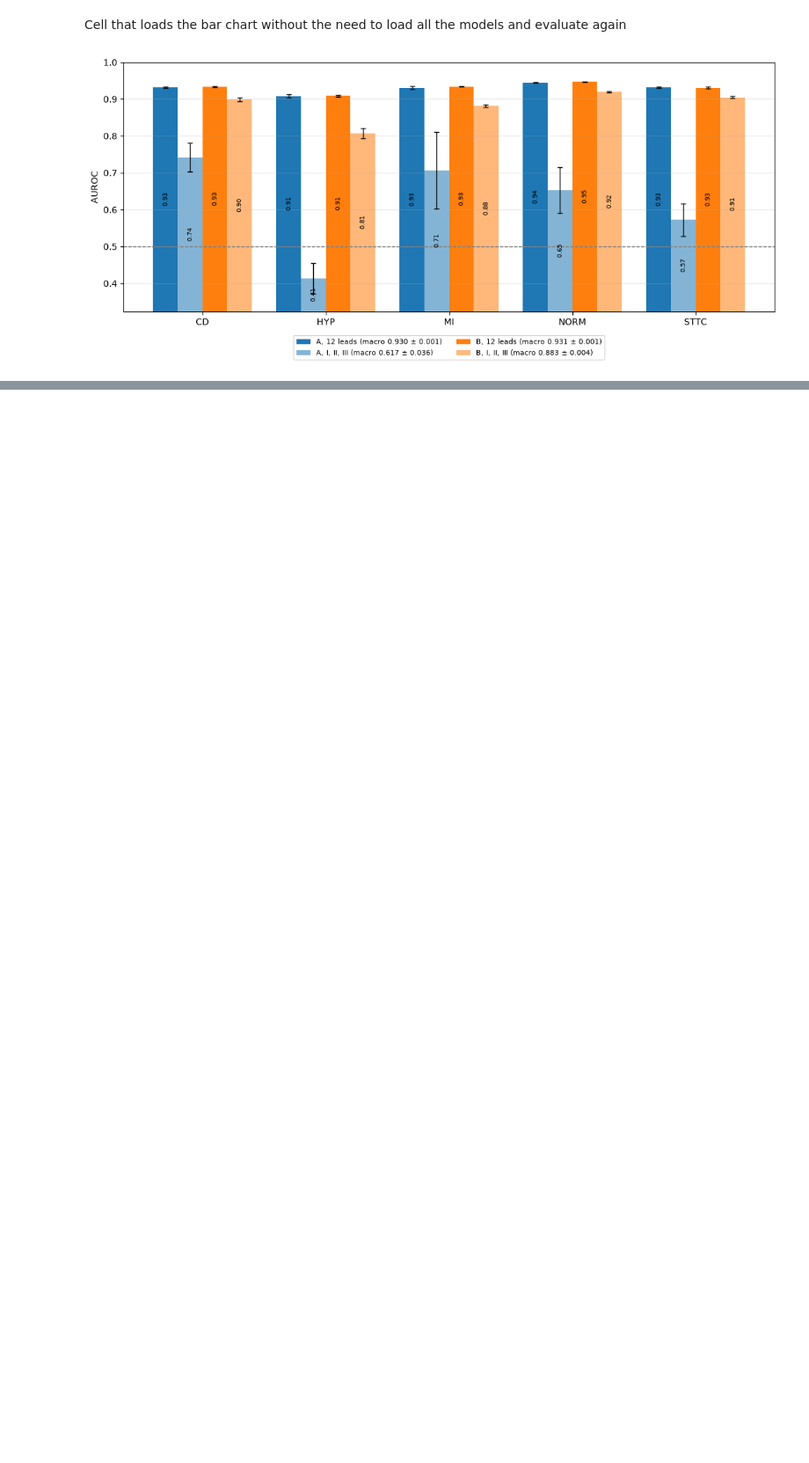
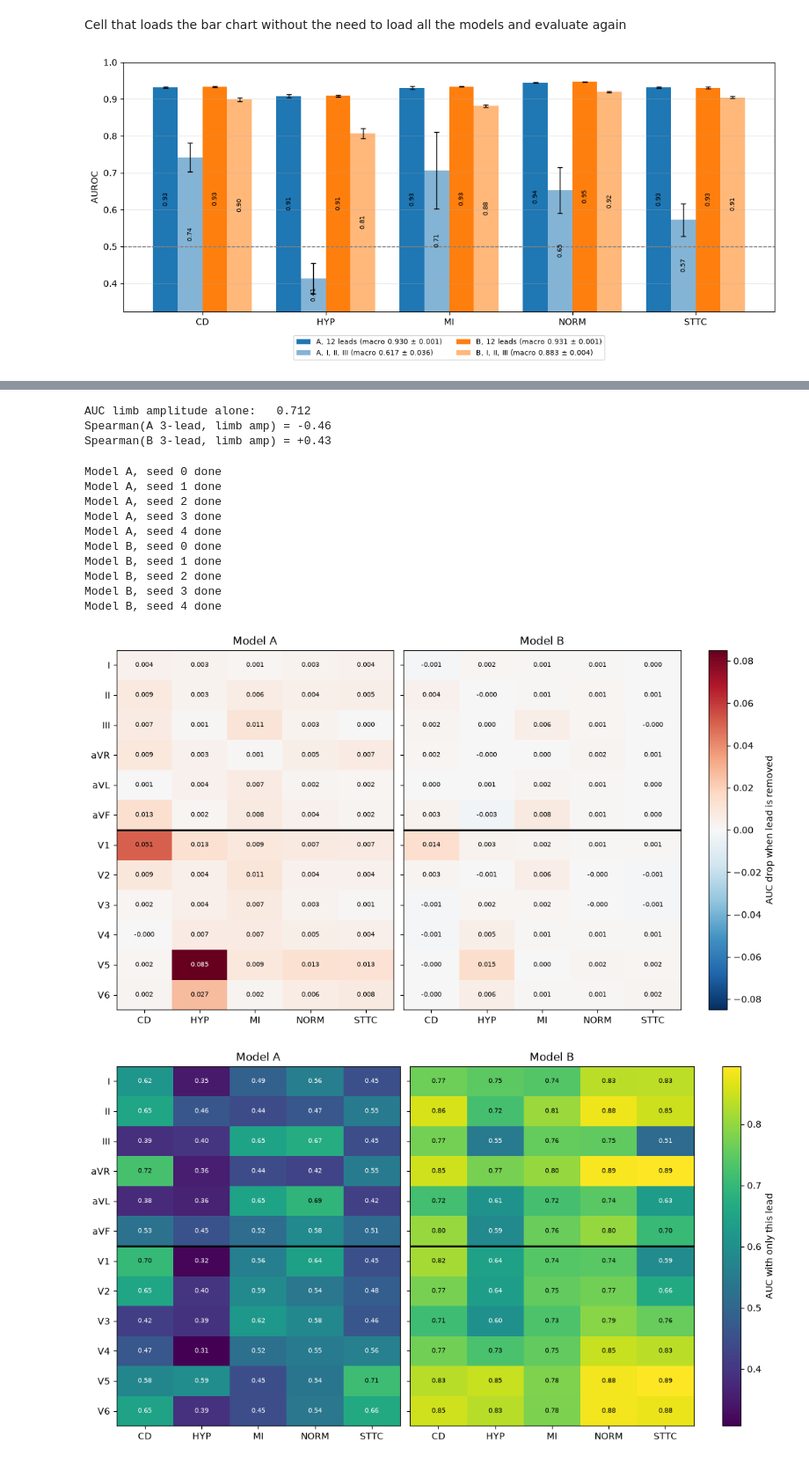
Before and after one commit to theojohnhenry/DML-project, a Jupyter notebook: ProjectNotebook.ipynb, the cells around one changed output, grey strips where cells are left out. Shown at 88% size. Cells and saved outputs as stored; diff of their text form; code cells hidden in the pictures; blank space fills up the shorter version.

```diff
--- a/ProjectNotebook.ipynb
+++ b/ProjectNotebook.ipynb
@@ -523,3 +527,29 @@ def print_seed_summary(seed_results):
     for (name, cond), e in seed_results.items():
         m = e["macro"]
         print(f"{name} | {cond:<12} | macro AUC {m.mean():.4f} ± {m.std(ddof=1):.4f}  (n={len(m)})")
+# %%
+def lead_importance(variants, seeds, loader, tag="60epoch"):
+    """Per-class AUC with full input, with each lead removed, and with each lead alone.
+    Returns dict variant -> {
+        "full":      (n_seeds, n_classes)
+        "leave_out": (n_seeds, 12, n_classes)   lead i removed
+        "keep_one":  (n_seeds, 12, n_classes)   only lead i kept }"""
+    all_leads = list(range(12))
+    out = {}
+    for name in variants:
+        full, leave, keep = [], [], []
+        for seed in seeds:
+            model = load_model(name, seed, tag)
+
+            def per_class(keep_leads):
+                r = evaluate(model, loader, keep_leads=keep_leads)
+                return roc_auc_score(r["targets"], r["probs"], average=None)
+
+            full.append(per_class(None))
+            leave.append([per_class([j for j in all_leads if j != i]) for i in all_leads])
+            keep.append([per_class([i]) for i in all_leads])
+            print(f"Model {name}, seed {seed} done")
+        out[name] = {"full": np.array(full),
+                     "leave_out": np.array(leave),
+                     "keep_one": np.array(keep)}
+    return out
@@ -710,0 +974,36 @@ fig = plot_per_class_auc_seeds(seed_results_val)
+# %%
+runs_A3 = seed_results_val[("A", "I, II, III")]["runs"]
+runs_B3 = seed_results_val[("B", "I, II, III")]["runs"]
+p3_A = np.mean([r["probs"][:, hyp] for r in runs_A3], axis=0)
+p3_B = np.mean([r["probs"][:, hyp] for r in runs_B3], axis=0)
+limb_amp = amp[:, :3].sum(axis=1)                       # I + II + III
+
+print(f"AUC limb amplitude alone:   {roc_auc_score(is_hyp, limb_amp):.3f}")
+print(f"Spearman(A 3-lead, limb amp) = {spearmanr(p3_A, limb_amp)[0]:+.2f}")
+print(f"Spearman(B 3-lead, limb amp) = {spearmanr(p3_B, limb_amp)[0]:+.2f}")
+# %% [output]
+AUC limb amplitude alone:   0.712
+Spearman(A 3-lead, limb amp) = -0.46
+Spearman(B 3-lead, limb amp) = +0.43
+# %%
+imp_val = lead_importance(["A", "B"], range(5), val_loader)
+save_results(imp_val, RESULTS_DIR / "lead_importance_val_60epoch.pkl")
+
+fig = plot_lead_heatmaps(imp_val, "leave_out")
+fig.savefig("figures/lead_leave_out_val.png", dpi=150)
+
+fig = plot_lead_heatmaps(imp_val, "keep_one")
+fig.savefig("figures/lead_keep_one_val.png", dpi=150)
+# %% [output]
+Model A, seed 0 done
+Model A, seed 1 done
+Model A, seed 2 done
+Model A, seed 3 done
+Model A, seed 4 done
+Model B, seed 0 done
+Model B, seed 1 done
+Model B, seed 2 done
+Model B, seed 3 done
+Model B, seed 4 done
+[figure, added]
+[figure, added]
```
Also changed, not shown: parts of 19 cells of this notebook, 23 other files.
